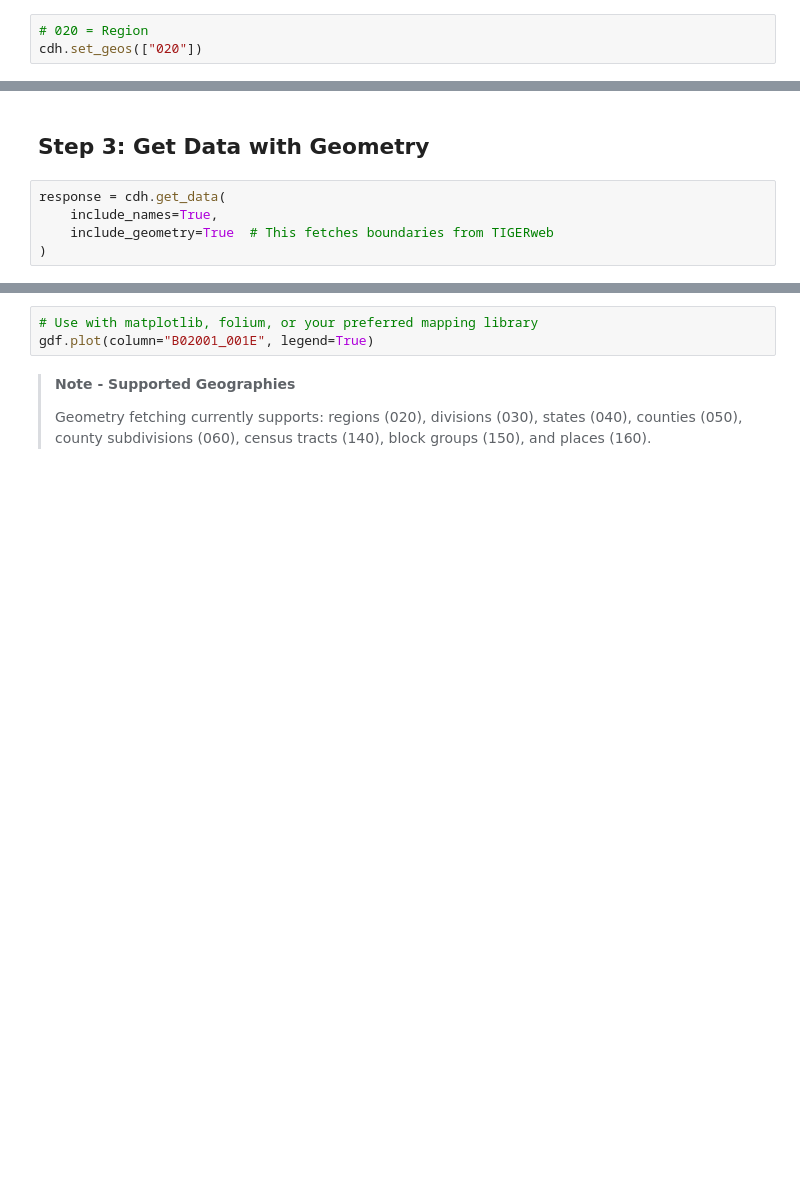
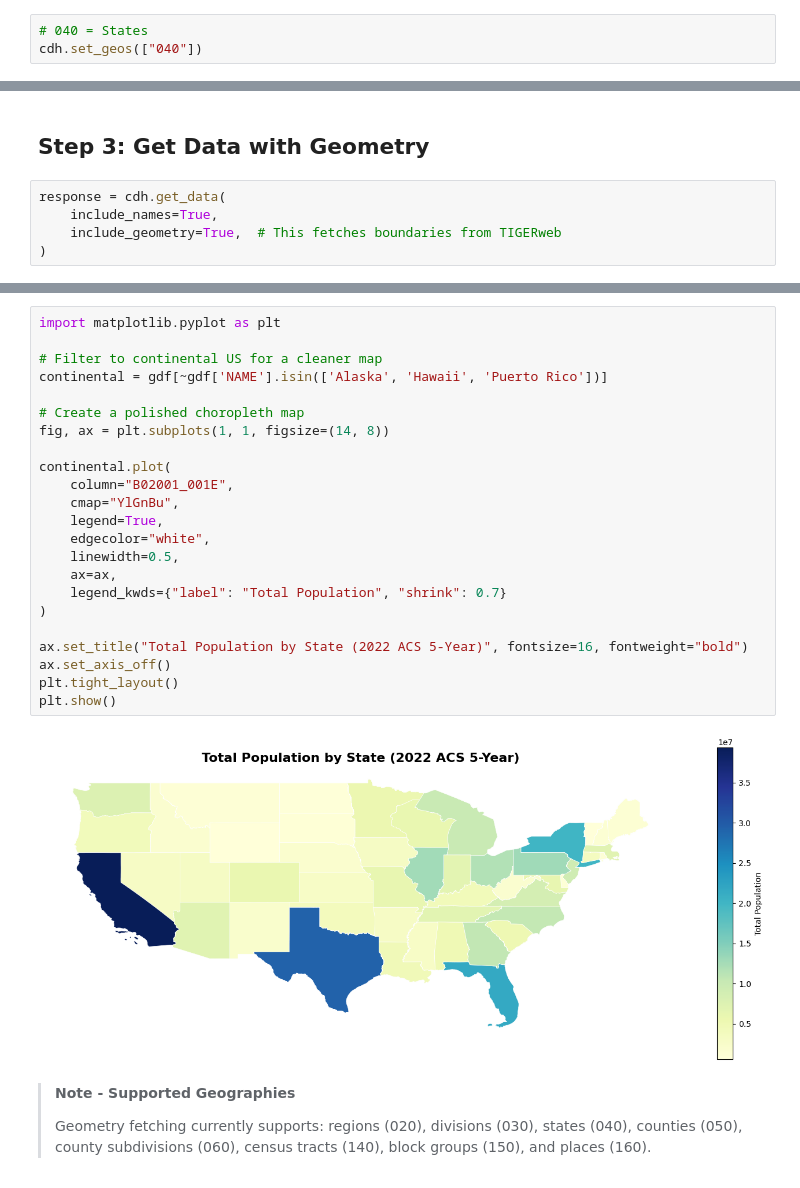
Before and after one commit to mostlyunoriginal/cendat, a Jupyter notebook: docs/tutorials/04_geometries.ipynb, the cells around one changed output, grey strips where cells are left out. Drawn from its saved outputs; the diff is of its cells as text; blank space fills up the shorter version.

```diff
--- a/docs/tutorials/04_geometries.ipynb
+++ b/docs/tutorials/04_geometries.ipynb
@@ -25,3 +55,3 @@ cdh.describe_groups()
 # %%
-# 020 = Region
-cdh.set_geos(["020"])
+# 040 = States
+cdh.set_geos(["040"])
@@ -30,5 +62,5 @@ cdh.set_geos(["020"])
 # %%
 response = cdh.get_data(
     include_names=True,
-    include_geometry=True  # This fetches boundaries from TIGERweb
+    include_geometry=True,  # This fetches boundaries from TIGERweb
 )
@@ -41,6 +90,28 @@ print(gdf)
-# %%
-# Use with matplotlib, folium, or your preferred mapping library
-gdf.plot(column="B02001_001E", legend=True)
+# %%
+import matplotlib.pyplot as plt
+
+# Filter to continental US for a cleaner map
+continental = gdf[~gdf['NAME'].isin(['Alaska', 'Hawaii', 'Puerto Rico'])]
+
+# Create a polished choropleth map
+fig, ax = plt.subplots(1, 1, figsize=(14, 8))
+
+continental.plot(
+    column="B02001_001E",
+    cmap="YlGnBu",
+    legend=True,
+    edgecolor="white",
+    linewidth=0.5,
+    ax=ax,
+    legend_kwds={"label": "Total Population", "shrink": 0.7}
+)
+
+ax.set_title("Total Population by State (2022 ACS 5-Year)", fontsize=16, fontweight="bold")
+ax.set_axis_off()
+plt.tight_layout()
+plt.show()
+# %% [output]
+[figure, added]
 # %% [markdown]
 > **Note - Supported Geographies**
 >
```
Also changed, not shown: parts of 8 cells of this notebook, 2 other files.
